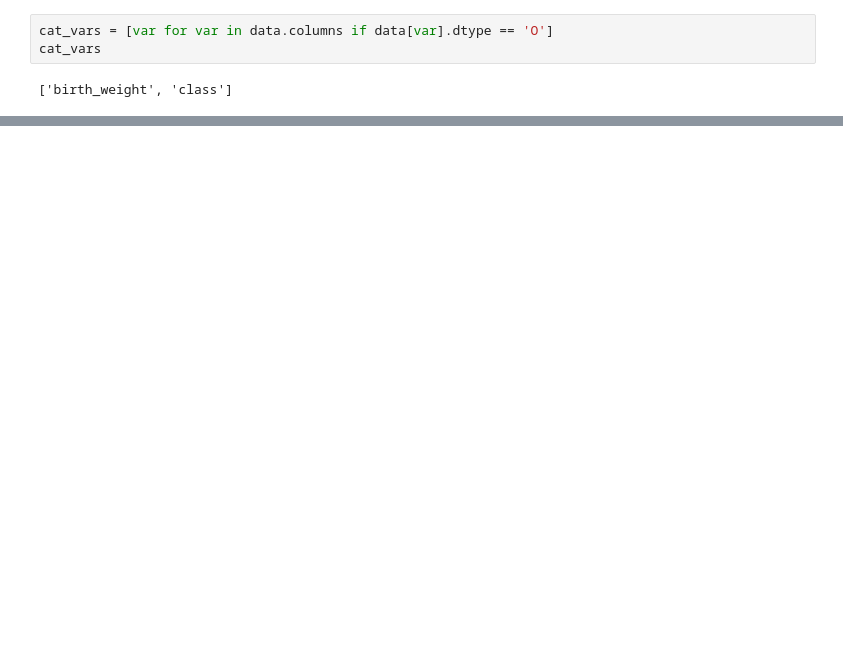
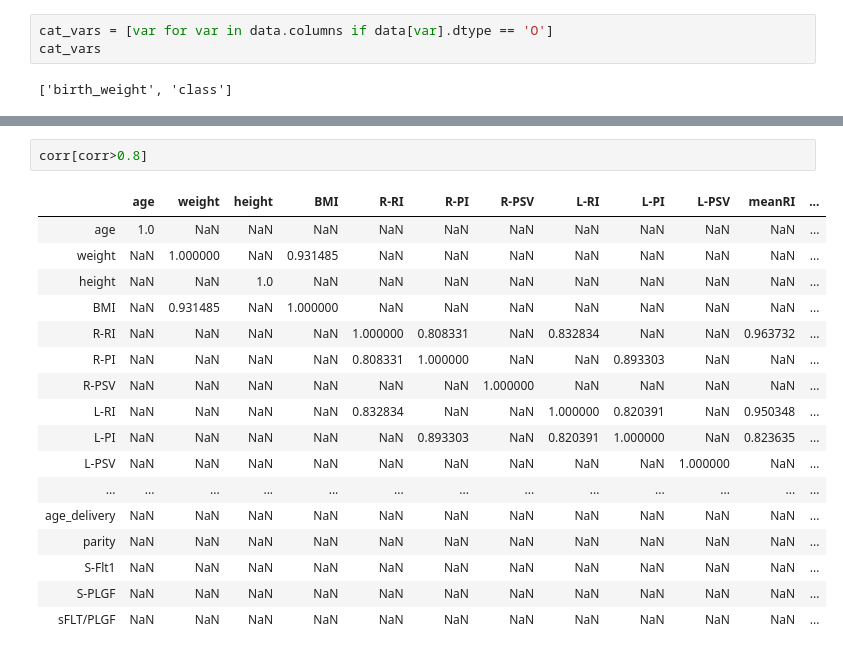
Before and after one commit to lolagj/TFM-Modelo-Riesgos-Embarazadas, a Jupyter notebook: Análisis exploratorio.ipynb, the cells around one changed output, grey strips where cells are left out. Saved outputs shown, nothing was run; the diff lists cells and outputs as text; blank space fills up the shorter version.

```diff
--- a/Análisis exploratorio.ipynb
+++ b/Análisis exploratorio.ipynb
@@ -173,0 +231,20 @@ cat_vars
+# %%
+corr[corr>0.8]
+# %% [output]
+|  | age | weight | height | BMI | R-RI | R-PI | R-PSV | L-RI | L-PI | L-PSV | meanRI | ... |
+| age | 1.0 | NaN | NaN | NaN | NaN | NaN | NaN | NaN | NaN | NaN | NaN | ... |
+| weight | NaN | 1.000000 | NaN | 0.931485 | NaN | NaN | NaN | NaN | NaN | NaN | NaN | ... |
+| height | NaN | NaN | 1.0 | NaN | NaN | NaN | NaN | NaN | NaN | NaN | NaN | ... |
+| BMI | NaN | 0.931485 | NaN | 1.000000 | NaN | NaN | NaN | NaN | NaN | NaN | NaN | ... |
+| R-RI | NaN | NaN | NaN | NaN | 1.000000 | 0.808331 | NaN | 0.832834 | NaN | NaN | 0.963732 | ... |
+| R-PI | NaN | NaN | NaN | NaN | 0.808331 | 1.000000 | NaN | NaN | 0.893303 | NaN | NaN | ... |
+| R-PSV | NaN | NaN | NaN | NaN | NaN | NaN | 1.000000 | NaN | NaN | NaN | NaN | ... |
+| L-RI | NaN | NaN | NaN | NaN | 0.832834 | NaN | NaN | 1.000000 | 0.820391 | NaN | 0.950348 | ... |
+| L-PI | NaN | NaN | NaN | NaN | NaN | 0.893303 | NaN | 0.820391 | 1.000000 | NaN | 0.823635 | ... |
+| L-PSV | NaN | NaN | NaN | NaN | NaN | NaN | NaN | NaN | NaN | 1.000000 | NaN | ... |
+| ... | ... | ... | ... | ... | ... | ... | ... | ... | ... | ... | ... | ... |
+| age_delivery | NaN | NaN | NaN | NaN | NaN | NaN | NaN | NaN | NaN | NaN | NaN | ... |
+| parity | NaN | NaN | NaN | NaN | NaN | NaN | NaN | NaN | NaN | NaN | NaN | ... |
+| S-Flt1 | NaN | NaN | NaN | NaN | NaN | NaN | NaN | NaN | NaN | NaN | NaN | ... |
+| S-PLGF | NaN | NaN | NaN | NaN | NaN | NaN | NaN | NaN | NaN | NaN | NaN | ... |
+| sFLT/PLGF | NaN | NaN | NaN | NaN | NaN | NaN | NaN | NaN | NaN | NaN | NaN | ... |
```
Also changed, not shown: parts of 13 cells of this notebook, 1 other file.
